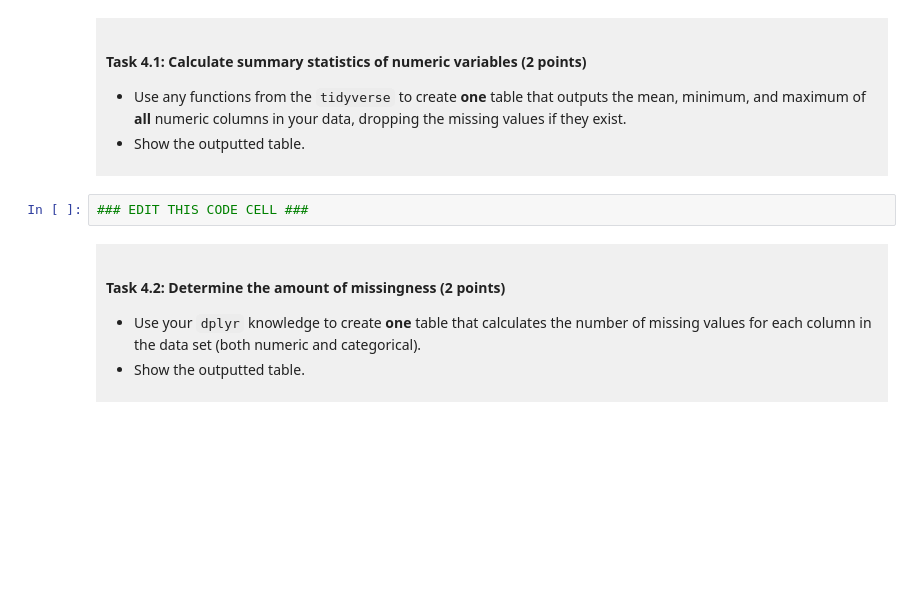
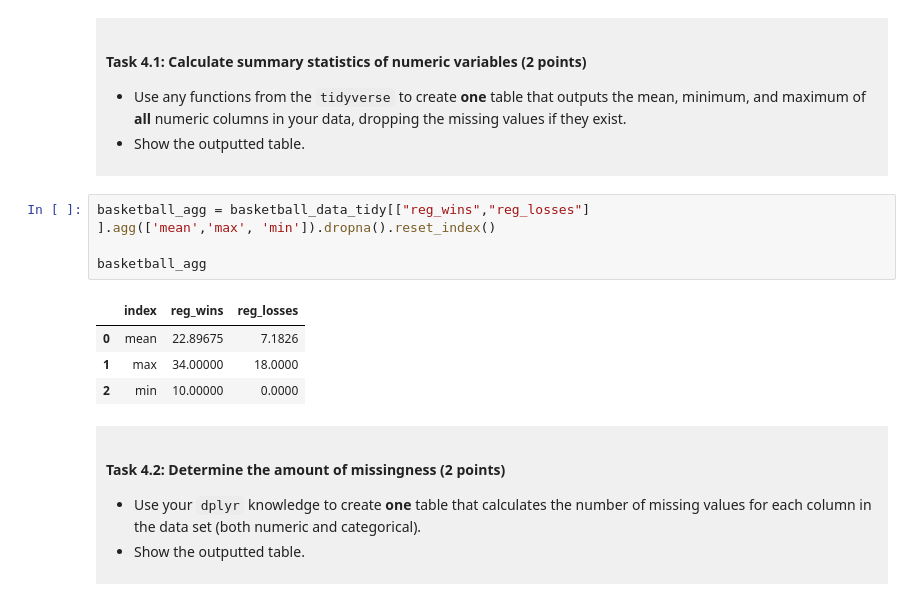
Before and after one commit to jaelynheo/dsci-100-project-jaelyn-heo, a Jupyter notebook: dsci-100-project-notebook.ipynb, the cells around one changed output. Drawn from its saved outputs; the diff is of its cells as text; blank space fills up the shorter version.

```diff
--- a/dsci-100-project-notebook.ipynb
+++ b/dsci-100-project-notebook.ipynb
@@ -235,7 +235,15 @@ You will refine your research question (if needed) and produce a tidy data set.
 
 </div>
 # %%
-### EDIT THIS CODE CELL ###
+basketball_agg = basketball_data_tidy[["reg_wins","reg_losses"]
+].agg(['mean','max', 'min']).dropna().reset_index()
+
+basketball_agg
+# %% [output]
+|  | index | reg_wins | reg_losses |
+| 0 | mean | 22.89675 | 7.1826 |
+| 1 | max | 34.00000 | 18.0000 |
+| 2 | min | 10.00000 | 0.0000 |
 # %% [markdown]
 <div style="background-color: #f0f0f0; padding: 10px;">
 
```
Also changed, not shown: parts of 11 cells of this notebook.
